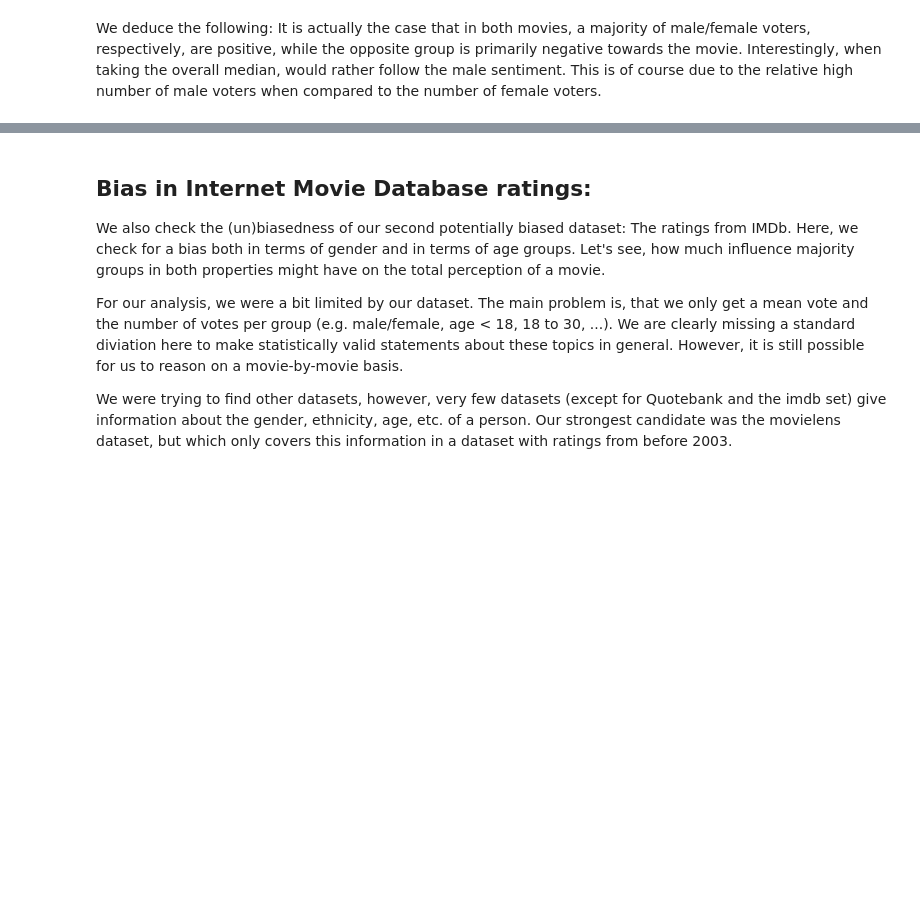
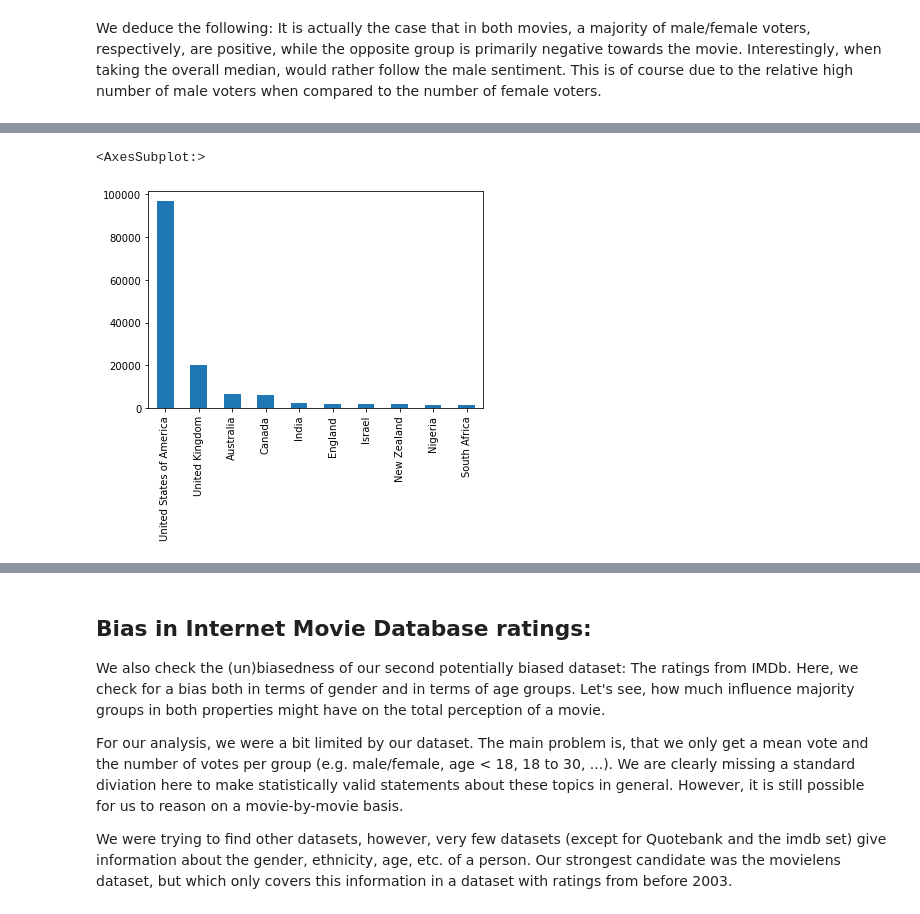
Before and after one commit to epfl-ada/ada-2021-project-f-jab, a Jupyter notebook: RQ4.ipynb, the cells around one changed output, grey strips where cells are left out. Cells and saved outputs as stored; diff of their text form; code cells hidden in the pictures; blank space fills up the shorter version.

Commit message:
update rq4, add bias from country

```diff
--- a/RQ4.ipynb
+++ b/RQ4.ipynb
@@ -364,0 +357,18 @@ We deduce the following: It is actually the case that in both movies, a majority
+# %%
+from wikidata.client import Client
+client = Client()
+nationality_cols = [x for x in map_ethnicity.columns if 'nationality_' in x]
+for col in nationality_cols:
+    for qid in map_ethnicity[col].unique():
+        if qid is not None:
+            entity = client.get(qid, load=True)
+            try:
+                citizenship = entity.data['labels']['en']['value']
+            except KeyError:
+                #print(entity.data)
+                citizenship = None
+            except TypeError:
+                #print(entity.data)
+                citizenship = None
+            map_ethnicity.loc[map_ethnicity[col] == qid, col] = citizenship
+map_ethnicity.head()
@@ -364,0 +382,6 @@ We deduce the following: It is actually the case that in both movies, a majority
+# %%
+# map together
+map_ethnicity = map_ethnicity.set_index('shared_ID')
+# %%
+df_quotes = df_quotes.merge(map_ethnicity, how='left', left_on='shared_ID', right_index=True)
+df_quotes.head()
@@ -364,0 +396,6 @@ We deduce the following: It is actually the case that in both movies, a majority
+# %%
+# value_counts: https://stackoverflow.com/questions/32589829/how-to-get-value-counts-for-multiple-columns-at-once-in-pandas-dataframe
+# repeat values: https://stackoverflow.com/questions/49074021/repeat-rows-in-data-frame-n-times
+quotes_per_country = df_quotes.loc[df_quotes.index.repeat(df_quotes.numOccurrences)]
+quotes_per_country = quotes_per_country[nationality_cols].apply(pd.Series.value_counts).sum(axis=1).sort_values(ascending=False)
+quotes_per_country
@@ -364,0 +415,5 @@ We deduce the following: It is actually the case that in both movies, a majority
+# %%
+quotes_per_country.head(10).plot.bar()
+# %% [output]
+<AxesSubplot:>
+[figure, added]
```
Also changed, not shown: parts of 28 cells of this notebook.
